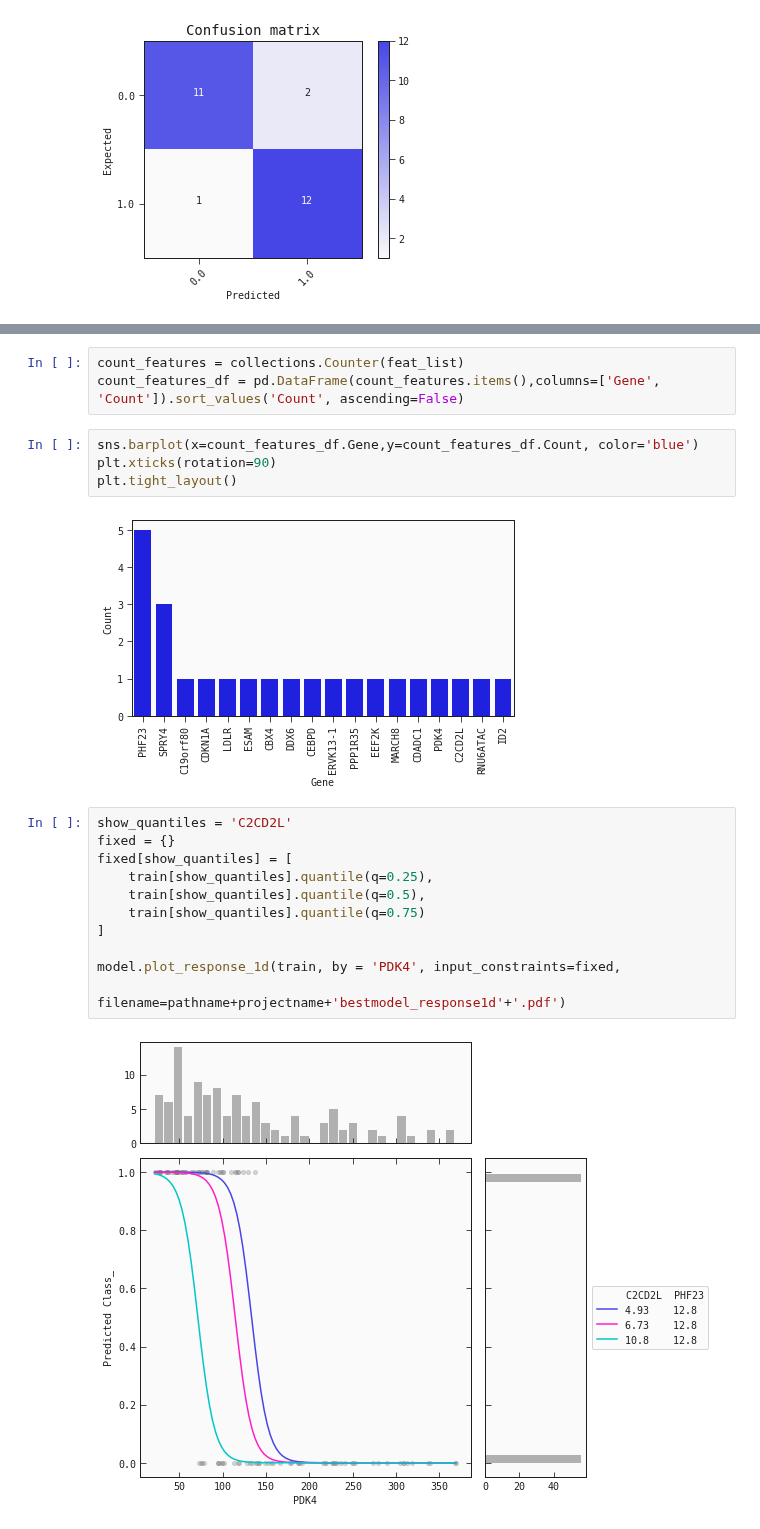
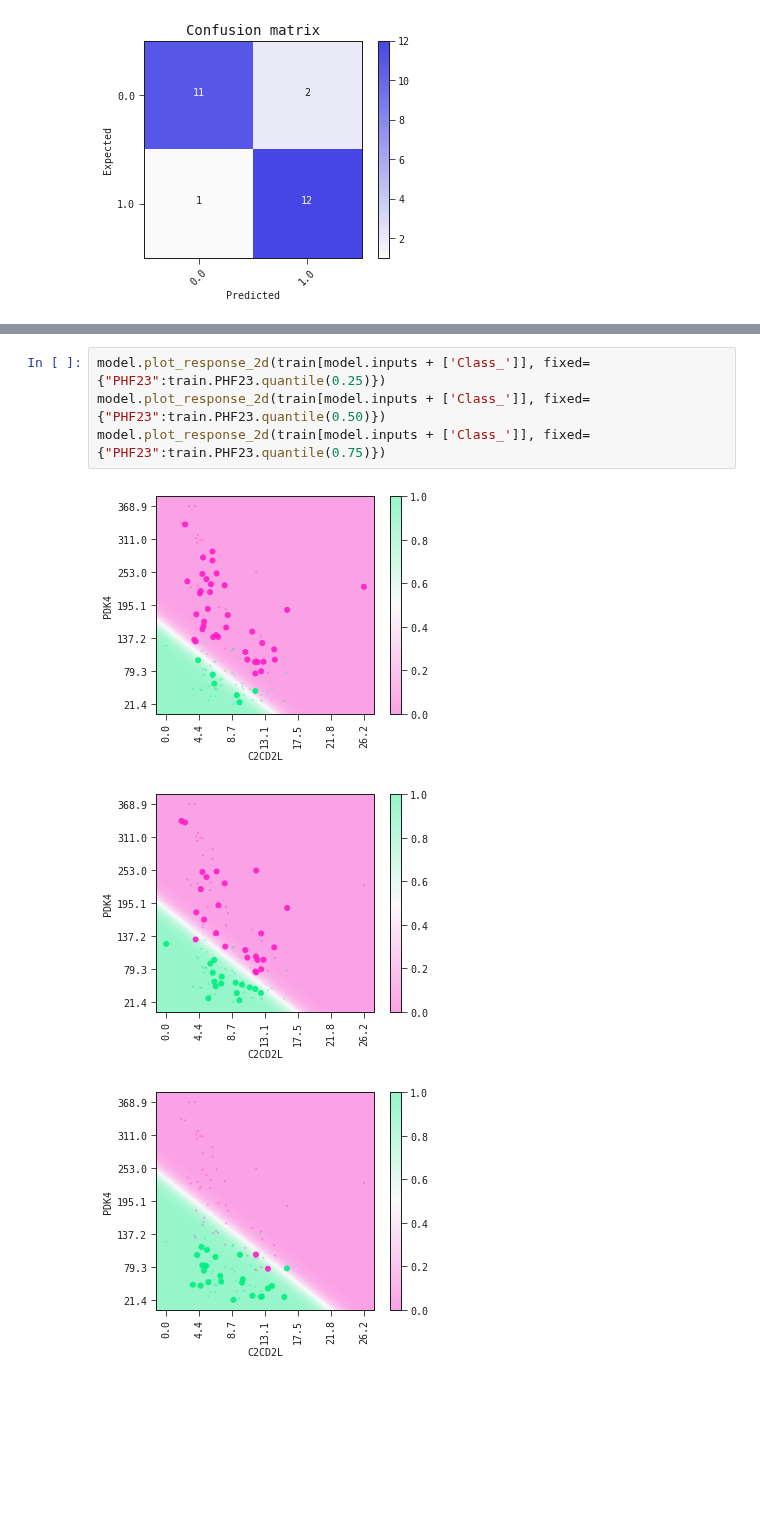
Before and after one commit to abzu-ai/QLattice-clinical-omics, a Jupyter notebook: notebooks/insulin_obesity.ipynb, the cells around one changed output, grey strips where cells are left out. Drawn from its saved outputs; the diff is of its cells as text; blank space fills up the shorter version.

```diff
--- a/notebooks/insulin_obesity.ipynb
+++ b/notebooks/insulin_obesity.ipynb
@@ -300,22 +245,8 @@ for i in range(len(models_)):
-# %%
-count_features = collections.Counter(feat_list)
-count_features_df = pd.DataFrame(count_features.items(),columns=['Gene', 'Count']).sort_values('Count', ascending=False)
-# %%
-sns.barplot(x=count_features_df.Gene,y=count_features_df.Count, color='blue')
-plt.xticks(rotation=90)
-plt.tight_layout()
-# %% [output]
-[figure, removed]
-# %%
-show_quantiles = 'C2CD2L'
-fixed = {}
-fixed[show_quantiles] = [
-    train[show_quantiles].quantile(q=0.25),
-    train[show_quantiles].quantile(q=0.5),
-    train[show_quantiles].quantile(q=0.75)
-]
-
-model.plot_response_1d(train, by = 'PDK4', input_constraints=fixed,
-                            filename=pathname+projectname+'bestmodel_response1d'+'.pdf')
-# %% [output]
-[figure, removed]
+# %%
+model.plot_response_2d(train[model.inputs + ['Class_']], fixed={"PHF23":train.PHF23.quantile(0.25)})
+model.plot_response_2d(train[model.inputs + ['Class_']], fixed={"PHF23":train.PHF23.quantile(0.50)})
+model.plot_response_2d(train[model.inputs + ['Class_']], fixed={"PHF23":train.PHF23.quantile(0.75)})
+# %% [output]
+[figure, added]
+[figure, added]
+[figure, added]
```
Also changed, not shown: parts of 25 cells of this notebook, 4 other files.
